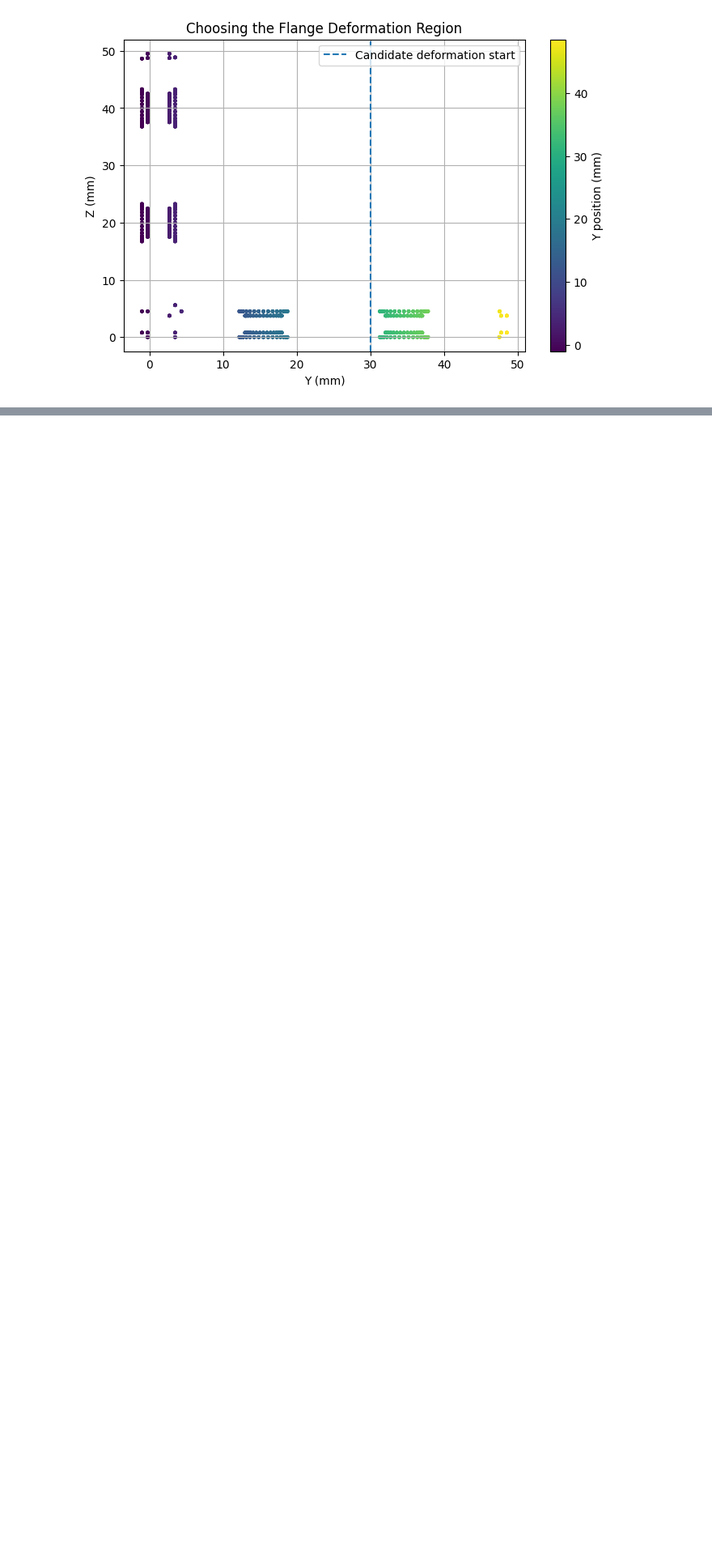
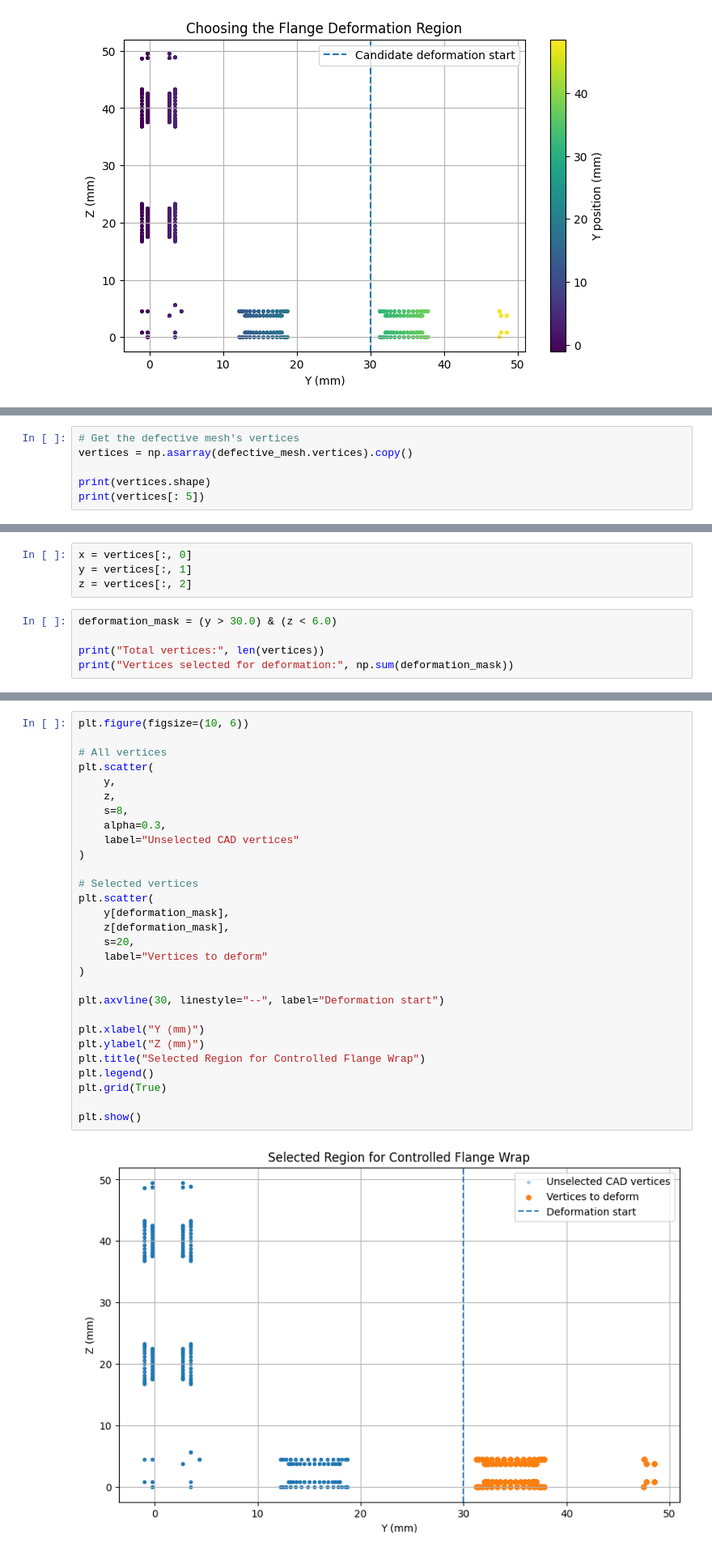
Before and after one commit to saiKelkar/Product_Oriented_Scan-to-CAD_Dimensional_Inspection_System, a Jupyter notebook: scan_to_cad.ipynb, the cells around one changed output, grey strips where cells are left out. Shown at 81% size. Drawn from its saved outputs; the diff is of its cells as text; blank space fills up the shorter version.

```diff
--- a/scan_to_cad.ipynb
+++ b/scan_to_cad.ipynb
@@ -286,0 +299,6 @@ plt.show()
+# %%
+# Get the defective mesh's vertices
+vertices = np.asarray(defective_mesh.vertices).copy()
+
+print(vertices.shape)
+print(vertices[: 5])
@@ -286,0 +312,9 @@ plt.show()
+# %%
+x = vertices[:, 0]
+y = vertices[:, 1]
+z = vertices[:, 2]
+# %%
+deformation_mask = (y > 30.0) & (z < 6.0)
+
+print("Total vertices:", len(vertices))
+print("Vertices selected for deformation:", np.sum(deformation_mask))
@@ -286,0 +324,31 @@ plt.show()
+# %%
+plt.figure(figsize=(10, 6))
+
+# All vertices
+plt.scatter(
+    y,
+    z,
+    s=8,
+    alpha=0.3,
+    label="Unselected CAD vertices"
+)
+
+# Selected vertices
+plt.scatter(
+    y[deformation_mask],
+    z[deformation_mask],
+    s=20,
+    label="Vertices to deform"
+)
+
+plt.axvline(30, linestyle="--", label="Deformation start")
+
+plt.xlabel("Y (mm)")
+plt.ylabel("Z (mm)")
+plt.title("Selected Region for Controlled Flange Wrap")
+plt.legend()
+plt.grid(True)
+
+plt.show()
+# %% [output]
+[figure, added]
```
Also changed, not shown: parts of 33 cells of this notebook.
